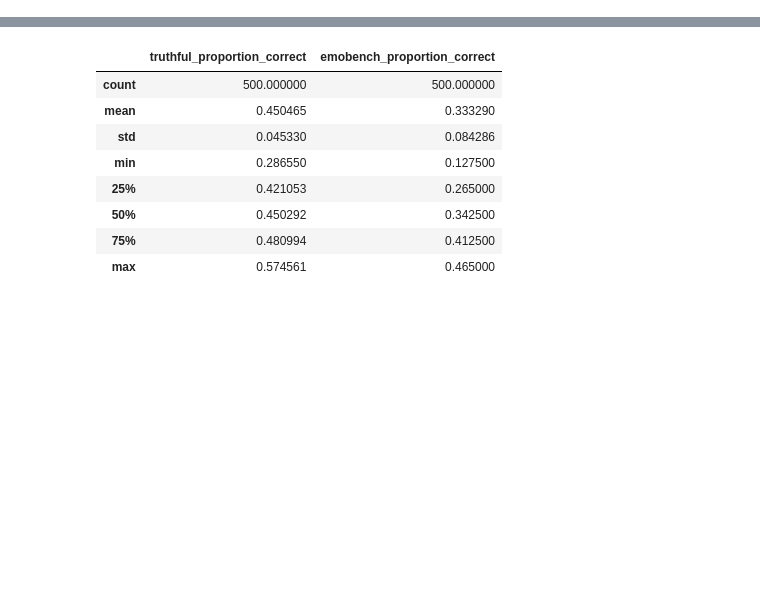
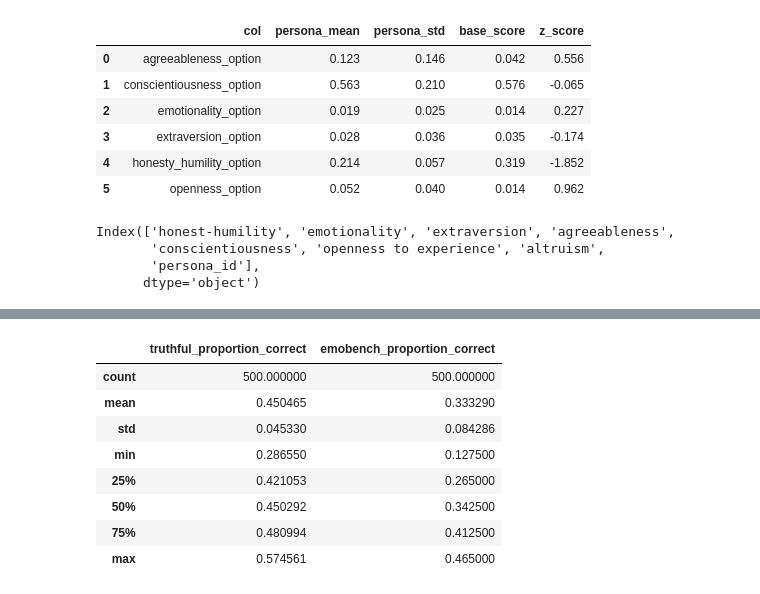
Before and after one commit to amir-abdullah-thoughtworks/psychometrics_for_LLMs, a Jupyter notebook: llm_psychometrics/notebooks/analysis/benchmark_behaviour_analysis.ipynb, the cells around one changed output, grey strips where cells are left out. Saved outputs shown, nothing was run; the diff lists cells and outputs as text; code cells hidden in the pictures; blank space fills up the shorter version.

```diff
--- a/llm_psychometrics/notebooks/analysis/benchmark_behaviour_analysis.ipynb
+++ b/llm_psychometrics/notebooks/analysis/benchmark_behaviour_analysis.ipynb
@@ -87,0 +147,8 @@ train_emobench_dist
+# %%
+option_cols = ['True','False']
+
+
+# for persona conditioned model
+base_emobench_row_max = emobench_base_dist[option_cols].max(axis=1)
+
+emobench_base_dist["most_frequent"] = emobench_base_dist[option_cols].idxmax(axis=1)
@@ -100,5 +194,46 @@ persona_emobench_accuracy['emobench_rank'] = persona_emobench_accuracy['emobench
 # %%
 persona_sjt_score = pd.read_csv("../../experiment_results/analysis_2026MarARR/persona500_sjt_score.csv")
+base_sjt_score = pd.read_csv("../../experiment_results/analysis_2026MarARR/base_sjt_score.csv")
 persona_hexaco_score = pd.read_csv("../../experiment_results/analysis_2026MarARR/persona500_hexaco_scores.csv")
+base_hexaco_score = pd.read_csv("../../experiment_results/analysis_2026MarARR/base_hexaco_scores.csv")
 persona_emobench_rank = pd.read_csv("../../experiment_results/analysis_2026MarARR/persona500_emobench_rank.csv")
+base_emobench_rank = pd.read_csv("../../experiment_results/analysis_2026MarARR/base_emobench_rank.csv")
 persona_truthfulqa_rank = pd.read_csv("../../experiment_results/analysis_2026MarARR/persona_truthfulqa_rank.csv")
+base_truthfulqa_rank = pd.read_csv("../../experiment_results/analysis_2026MarARR/base_truthfulqa_rank.csv")
+# %%
+def get_z_score_summary_df(base_df,persona_df, option_cols):
+    df_list = []
+    for col in option_cols:
+        z_score = (base_df[col].item() - persona_df[col].mean()) / persona_df[col].std()
+        df_list.append(
+            {
+                "col": col,
+                "persona_mean": np.round(persona_df[col].mean(),3).item(),
+                "persona_std": np.round(persona_df[col].std(),3).item(),
+                "base_score": np.round(base_df[col].item(),3).item(),
+                "z_score": np.round(-z_score,3).item(),
+            }
+        )
+
+    return pd.DataFrame(df_list)
+# %%
+option_cols = ['agreeableness_option', 'conscientiousness_option',
+       'emotionality_option', 'extraversion_option', 'honesty_humility_option',
+       'openness_option']
+
+get_z_score_summary_df(base_sjt_score, persona_sjt_score, option_cols)
+# %% [output]
+|  | col | persona_mean | persona_std | base_score | z_score |
+| 0 | agreeableness_option | 0.123 | 0.146 | 0.042 | 0.556 |
+| 1 | conscientiousness_option | 0.563 | 0.210 | 0.576 | -0.065 |
+| 2 | emotionality_option | 0.019 | 0.025 | 0.014 | 0.227 |
+| 3 | extraversion_option | 0.028 | 0.036 | 0.035 | -0.174 |
+| 4 | honesty_humility_option | 0.214 | 0.057 | 0.319 | -1.852 |
+| 5 | openness_option | 0.052 | 0.040 | 0.014 | 0.962 |
+# %%
+persona_hexaco_score.columns
+# %% [output]
+Index(['honest-humility', 'emotionality', 'extraversion', 'agreeableness',
+       'conscientiousness', 'openness to experience', 'altruism',
+       'persona_id'],
+      dtype='object')
```
Also changed, not shown: parts of 40 cells of this notebook, 2 other files.
